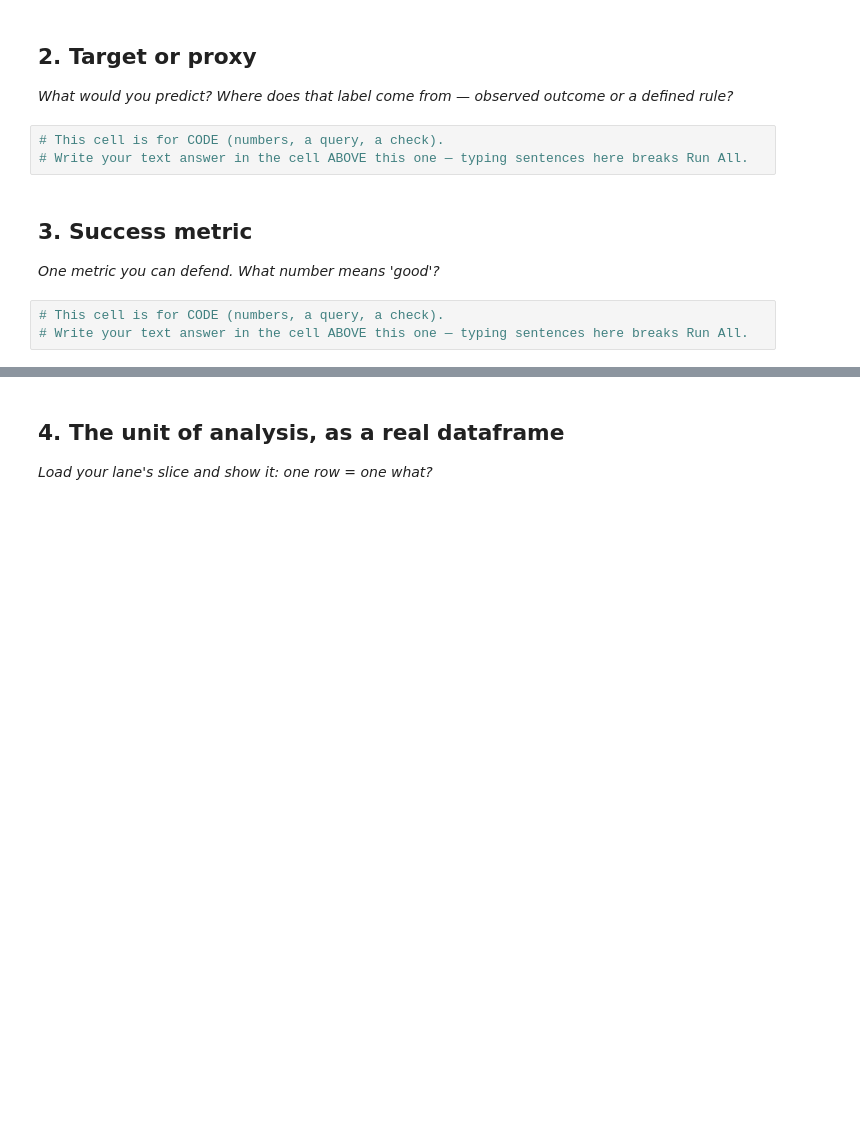
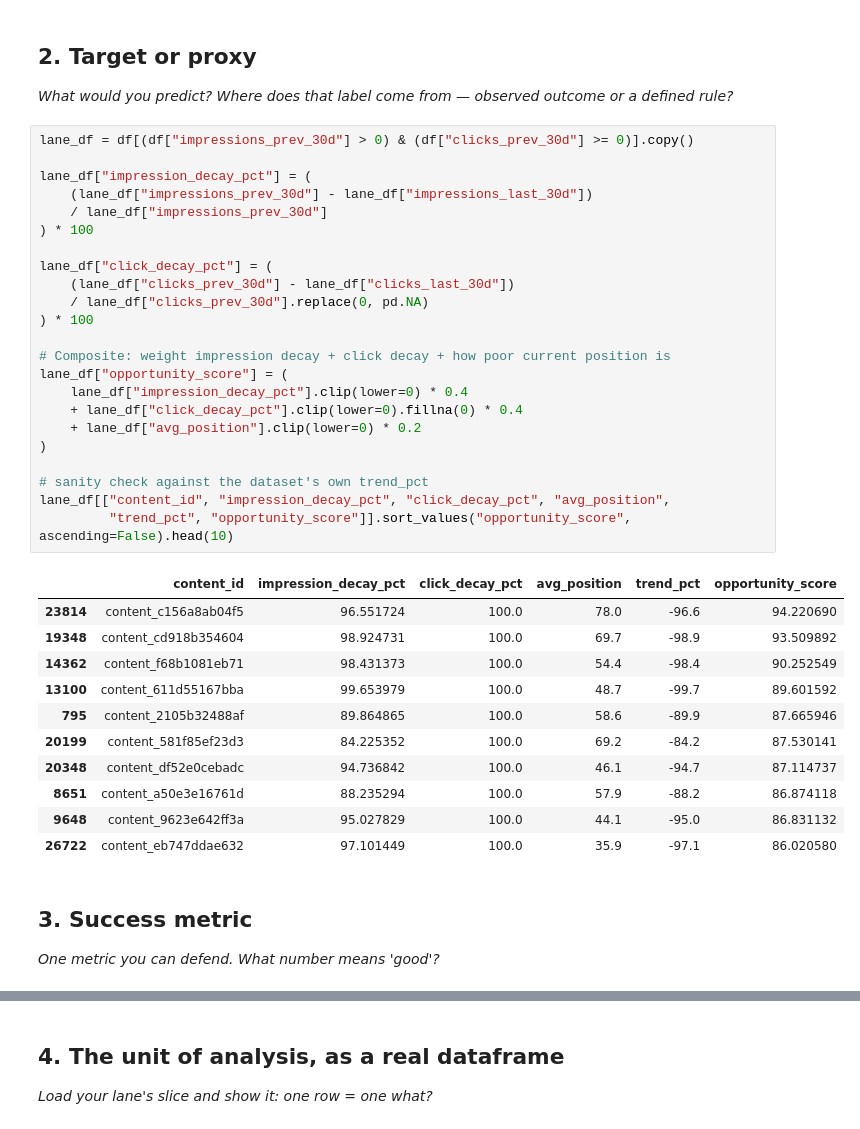
Before and after one commit to Yashcodes07/flyrank-ml-internship, a Jupyter notebook: work/notebooks/w02_ml_task_framing.ipynb, the cells around one changed output, grey strips where cells are left out. Cells and saved outputs as stored; diff of their text form; blank space fills up the shorter version.

```diff
--- a/work/notebooks/w02_ml_task_framing.ipynb
+++ b/work/notebooks/w02_ml_task_framing.ipynb
@@ -17,13 +49,42 @@ This skeleton is yours to fill. Work the sections **in order** — each one has
 ## 2. Target or proxy
 
 *What would you predict? Where does that label come from — observed outcome or a defined rule?*
-# %%
-# This cell is for CODE (numbers, a query, a check).
-# Write your text answer in the cell ABOVE this one — typing sentences here breaks Run All.
+# %%
+lane_df = df[(df["impressions_prev_30d"] > 0) & (df["clicks_prev_30d"] >= 0)].copy()
+
+lane_df["impression_decay_pct"] = (
+    (lane_df["impressions_prev_30d"] - lane_df["impressions_last_30d"])
+    / lane_df["impressions_prev_30d"]
+) * 100
+
+lane_df["click_decay_pct"] = (
+    (lane_df["clicks_prev_30d"] - lane_df["clicks_last_30d"])
+    / lane_df["clicks_prev_30d"].replace(0, pd.NA)
+) * 100
+
+# Composite: weight impression decay + click decay + how poor current position is
+lane_df["opportunity_score"] = (
+    lane_df["impression_decay_pct"].clip(lower=0) * 0.4
+    + lane_df["click_decay_pct"].clip(lower=0).fillna(0) * 0.4
+    + lane_df["avg_position"].clip(lower=0) * 0.2
+)
+
+# sanity check against the dataset's own trend_pct
+lane_df[["content_id", "impression_decay_pct", "click_decay_pct", "avg_position",
+         "trend_pct", "opportunity_score"]].sort_values("opportunity_score", ascending=False).head(10)
+# %% [output]
+|  | content_id | impression_decay_pct | click_decay_pct | avg_position | trend_pct | opportunity_score |
+| 23814 | content_c156a8ab04f5 | 96.551724 | 100.0 | 78.0 | -96.6 | 94.220690 |
+| 19348 | content_cd918b354604 | 98.924731 | 100.0 | 69.7 | -98.9 | 93.509892 |
+| 14362 | content_f68b1081eb71 | 98.431373 | 100.0 | 54.4 | -98.4 | 90.252549 |
+| 13100 | content_611d55167bba | 99.653979 | 100.0 | 48.7 | -99.7 | 89.601592 |
+| 795 | content_2105b32488af | 89.864865 | 100.0 | 58.6 | -89.9 | 87.665946 |
+| 20199 | content_581f85ef23d3 | 84.225352 | 100.0 | 69.2 | -84.2 | 87.530141 |
+| 20348 | content_df52e0cebadc | 94.736842 | 100.0 | 46.1 | -94.7 | 87.114737 |
+| 8651 | content_a50e3e16761d | 88.235294 | 100.0 | 57.9 | -88.2 | 86.874118 |
+| 9648 | content_9623e642ff3a | 95.027829 | 100.0 | 44.1 | -95.0 | 86.831132 |
+| 26722 | content_eb747ddae632 | 97.101449 | 100.0 | 35.9 | -97.1 | 86.020580 |
 # %% [markdown]
 ## 3. Success metric
 
 *One metric you can defend. What number means 'good'?*
-# %%
-# This cell is for CODE (numbers, a query, a check).
-# Write your text answer in the cell ABOVE this one — typing sentences here breaks Run All.
```
Also changed, not shown: parts of 8 cells of this notebook.
